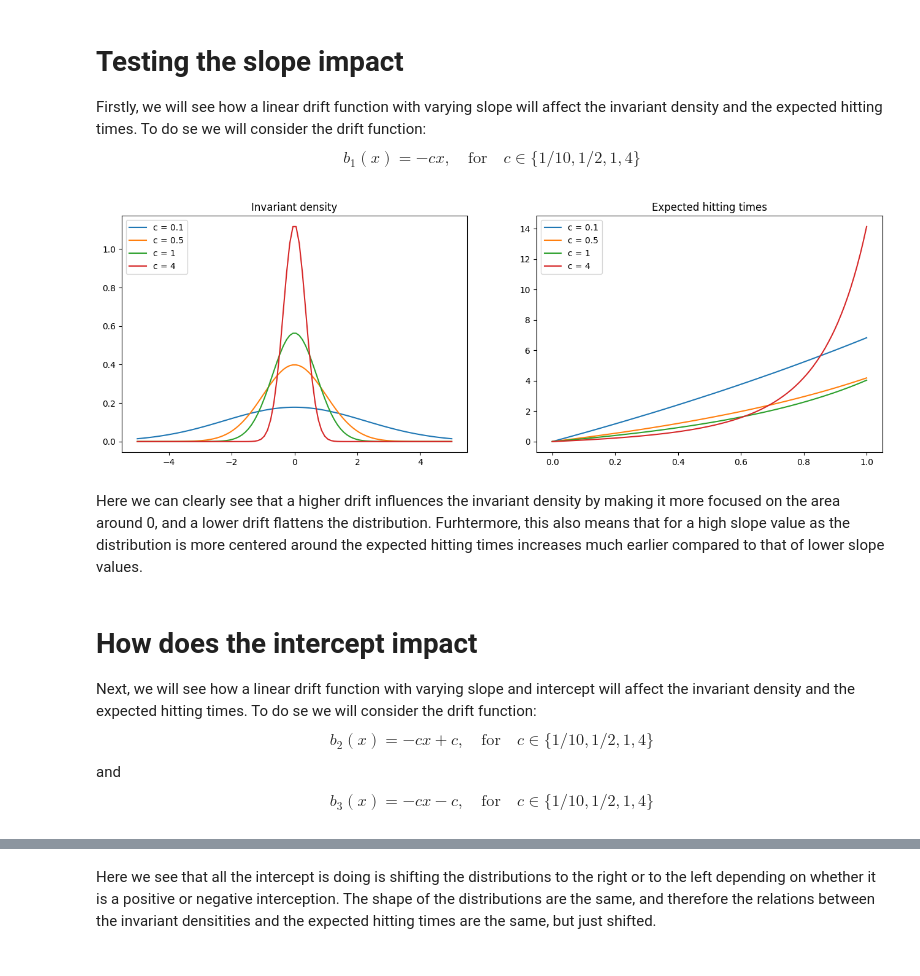
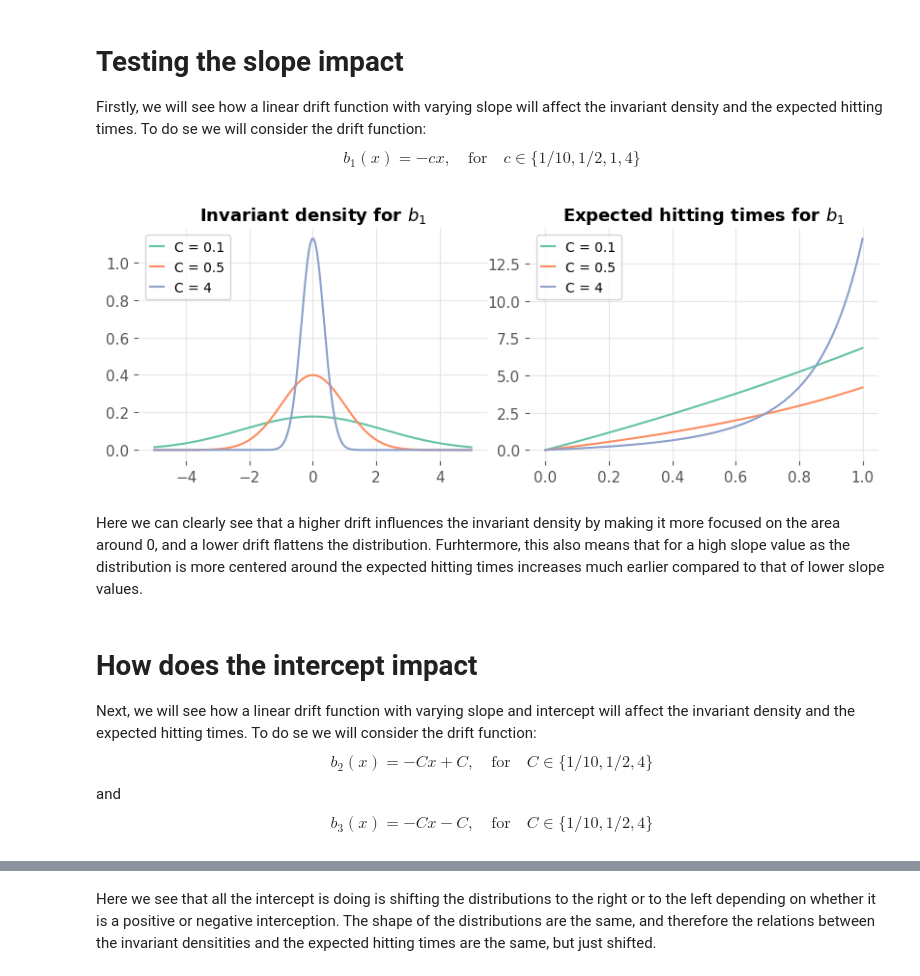
Before and after one commit to RasmusBrostroem/Data-driven-algorithms-for-Impulse-control-problem-Thesis, a Jupyter notebook: TestingDriftFunctions.ipynb, the cells around one changed output, grey strips where cells are left out. Drawn from its saved outputs; the diff is of its cells as text; code cells hidden in the pictures.

```diff
--- a/TestingDriftFunctions.ipynb
+++ b/TestingDriftFunctions.ipynb
@@ -18,31 +19,46 @@ $$
 def b1(c):
     return lambda x: -c*x
 
-cs = [1/10, 1/2, 1, 4]
+cs = [1/10, 1/2, 4]
 
 drifts = [b1(c) for c in cs]
 diffProsses = [DiffusionProcess(d, sigma) for d in drifts]
 
-x_range_invariant = np.linspace(-5, 5, 100)
-x_range_xi = np.linspace(0, 1, 100)
+x_range_invariant = np.linspace(-5, 5, 200)
+x_range_xi = np.linspace(0, 1, 200)
 invariant_densities = [pros.invariant_density(x_range_invariant) for pros in diffProsses]
 expected_hitting_times = [pros.xi(x_range_xi) for pros in diffProsses]
-
-fig, ax = plt.subplots(1,2,figsize=(16,5))
-
-for i, invariant_density in enumerate(invariant_densities):
-    ax[0].plot(x_range_invariant, invariant_density, label=f"c = {cs[i]}" )
-ax[0].legend(loc="upper left")
-ax[0].set_title("Invariant density")
-for i, expected_hitting_time in enumerate(expected_hitting_times):
-    ax[1].plot(x_range_xi, expected_hitting_time, label=f"c = {cs[i]}")
-ax[1].legend(loc="upper left")
-ax[1].set_title("Expected hitting times")
-ax[1].ticklabel_format(style="plain")
-#ax[1].set_ylim([0, 100])
-plt.show()
-# %% [output]
-[figure, removed]
+# %%
+colors = ['#66c2a5', '#fc8d62', '#8da0cb']
+
+fig, ax = plt.subplots(1,2,figsize=(8.3, 3.2))
+#fig.set_size_inches(11.69, 8.27)
+
+for i, invariant_density in enumerate(invariant_densities):
+    ax[0].plot(x_range_invariant, invariant_density, label=f"C = {cs[i]}", color=colors[i])
+ax[0].legend(loc="upper left", handlelength=1, handleheight=0.5)
+ax[0].set_title("Invariant density for $b_1$", fontsize=13, fontweight="bold")
+#ax[0].set_xlabel("X", fontsize=12)
+ax[0].ticklabel_format(style="plain")
+ax[0].tick_params(axis='both', which='major', labelsize=11)
+ax[0].tick_params(axis='both', which='minor', labelsize=11)
+
+for i, expected_hitting_time in enumerate(expected_hitting_times):
+    ax[1].plot(x_range_xi, expected_hitting_time, label=f"C = {cs[i]}", color=colors[i])
+ax[1].legend(loc="upper left", handlelength=1, handleheight=0.5)
+ax[1].set_title("Expected hitting times for $b_1$", fontsize=13, fontweight="bold")
+#ax[1].set_xlabel("X", fontsize=12)
+ax[1].ticklabel_format(style="plain")
+ax[1].tick_params(axis='both', which='major', labelsize=11)
+ax[1].tick_params(axis='both', which='minor', labelsize=11)
+#ax[1].set_ylim([0, 30])
+plt.tight_layout()
+
+
+plt.savefig(r'C:\Users\razz_\OneDrive - Aarhus Universitet\UNI\DataVidenskab\10. Semester\Images\DriftAndReward\Appendix\LinearDriftsb1.pdf')
+plt.show()
+# %% [output]
+[figure, added]
 # %% [markdown]
 Here we can clearly see that a higher drift influences the invariant density by making it more focused on the area around 0, and a lower drift flattens the distribution. Furhtermore, this also means that for a high slope value as the distribution is more centered around the expected hitting times increases much earlier compared to that of lower slope values.
 # %% [markdown]
@@ -50,11 +66,11 @@ Here we can clearly see that a higher drift influences the invariant density by
 Next, we will see how a linear drift function with varying slope and intercept will affect the invariant density and the expected hitting times.
 To do se we will consider the drift function:
 $$
-b_2(x) = -cx + c, \quad \text{for} \quad c\in \{1/10, 1/2, 1, 4\}
+b_2(x) = -Cx + C, \quad \text{for} \quad C\in \{1/10, 1/2, 4\}
 $$
 and
 $$
-b_3(x) = -cx - c, \quad \text{for} \quad c\in \{1/10, 1/2, 1, 4\}
+b_3(x) = -Cx - C, \quad \text{for} \quad C\in \{1/10, 1/2, 4\}
 $$
 # %%
 def b2(c):
```
Also changed, not shown: parts of 21 cells of this notebook.
